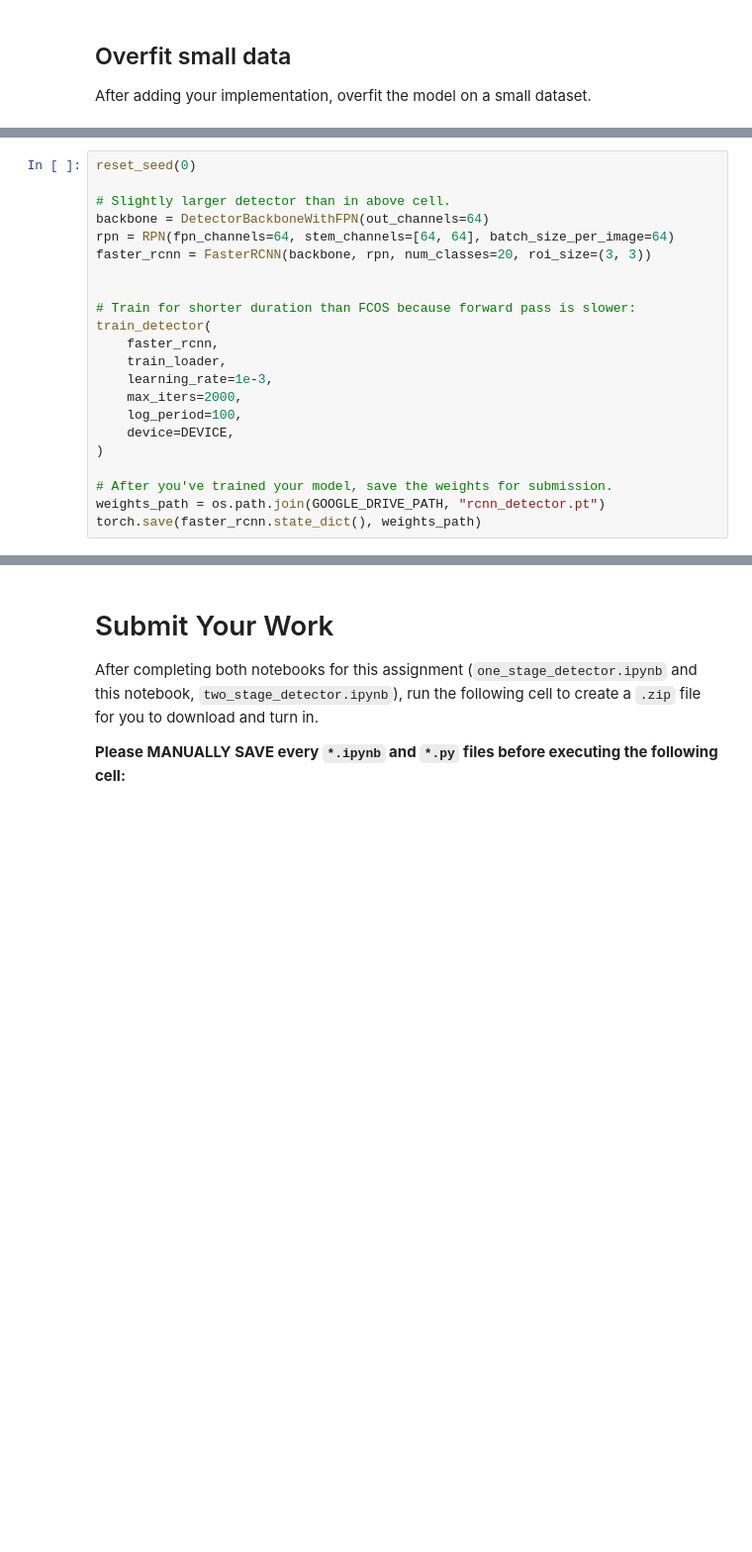
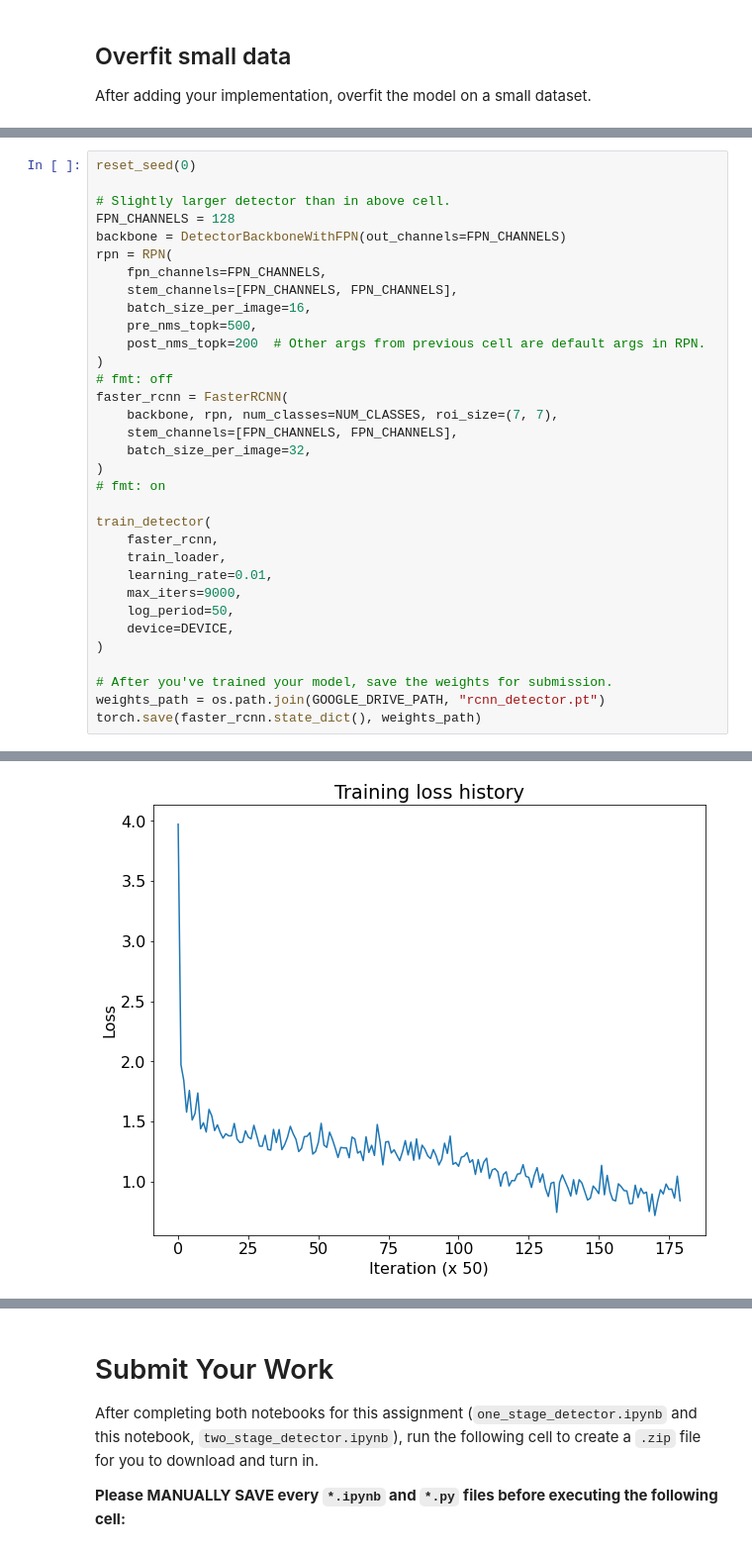
Before and after one commit to grygry12345/DLCV-EECS498, a Jupyter notebook: A4/two_stage_detector.ipynb, the cells around one changed output, grey strips where cells are left out. Shown at 99% size. Cells and saved outputs as stored; diff of their text form; blank space fills up the shorter version.

```diff
--- a/A4/two_stage_detector.ipynb
+++ b/A4/two_stage_detector.ipynb
@@ -648,21 +812,33 @@ Note that real object detection systems typically train for 12-24 hours, distrib
 reset_seed(0)
 
 # Slightly larger detector than in above cell.
-backbone = DetectorBackboneWithFPN(out_channels=64)
-rpn = RPN(fpn_channels=64, stem_channels=[64, 64], batch_size_per_image=64)
-faster_rcnn = FasterRCNN(backbone, rpn, num_classes=20, roi_size=(3, 3))
+FPN_CHANNELS = 128
+backbone = DetectorBackboneWithFPN(out_channels=FPN_CHANNELS)
+rpn = RPN(
+    fpn_channels=FPN_CHANNELS,
+    stem_channels=[FPN_CHANNELS, FPN_CHANNELS],
+    batch_size_per_image=16,
+    pre_nms_topk=500,
+    post_nms_topk=200  # Other args from previous cell are default args in RPN.
+)
+# fmt: off
+faster_rcnn = FasterRCNN(
+    backbone, rpn, num_classes=NUM_CLASSES, roi_size=(7, 7),
+    stem_channels=[FPN_CHANNELS, FPN_CHANNELS],
+    batch_size_per_image=32,
+)
+# fmt: on
 
-
-# Train for shorter duration than FCOS because forward pass is slower:
 train_detector(
     faster_rcnn,
     train_loader,
-    learning_rate=1e-3,
-    max_iters=2000,
-    log_period=100,
+    learning_rate=0.01,
+    max_iters=9000,
+    log_period=50,
     device=DEVICE,
 )
 
 # After you've trained your model, save the weights for submission.
 weights_path = os.path.join(GOOGLE_DRIVE_PATH, "rcnn_detector.pt")
 torch.save(faster_rcnn.state_dict(), weights_path)
+# %% [output]
@@ -668,0 +862 @@ torch.save(faster_rcnn.state_dict(), weights_path)
+[figure, added]
```
Also changed, not shown: parts of 32 cells of this notebook, 5 other files.
